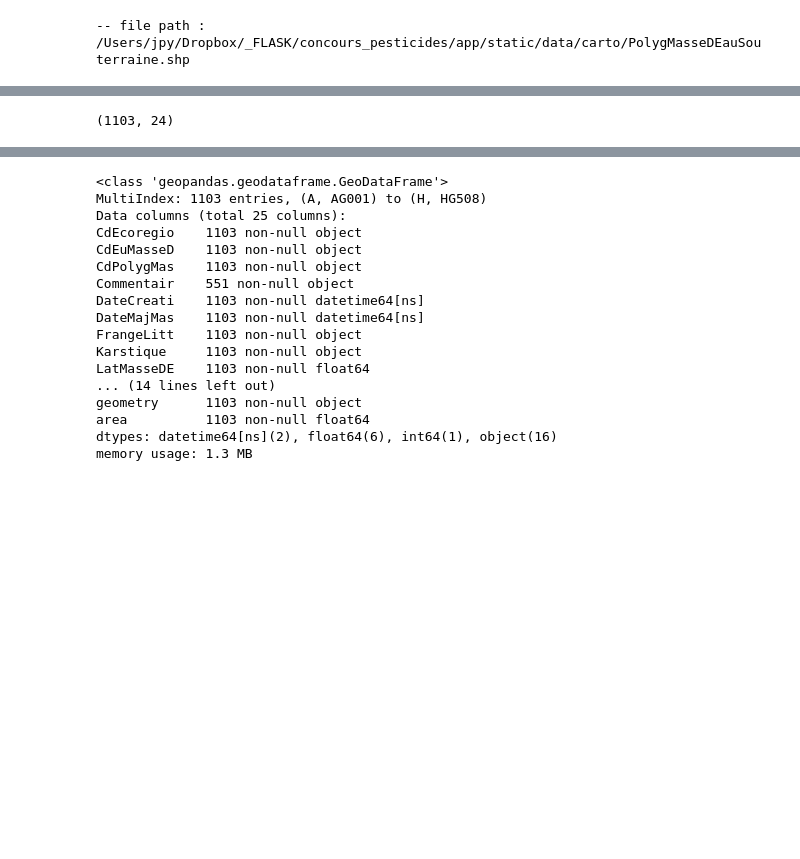
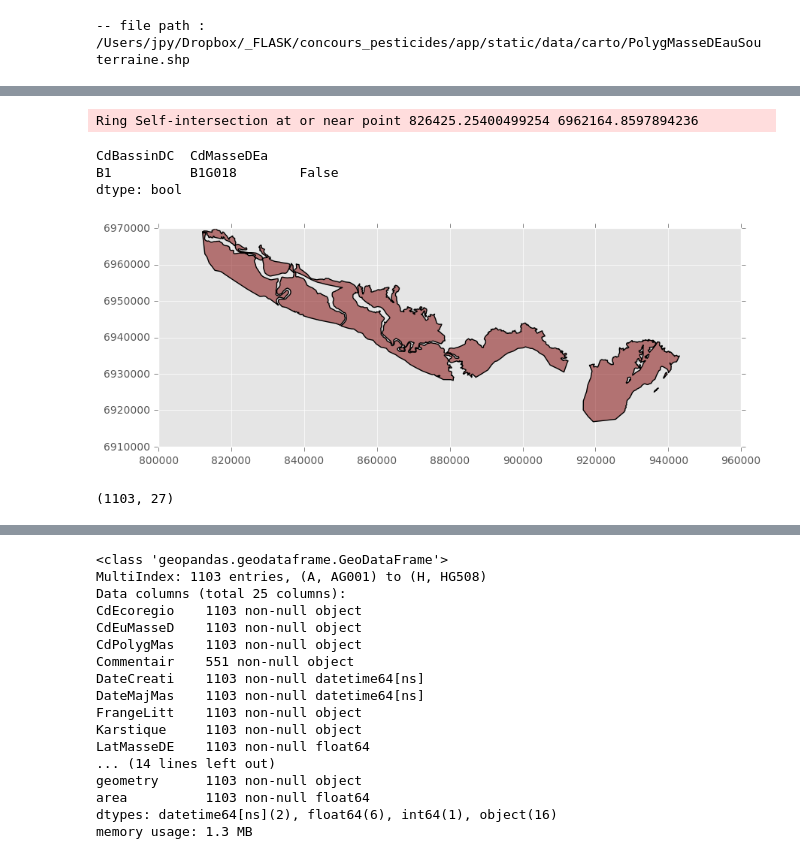
Before and after one commit to JulienParis/hydroviz, a Jupyter notebook: carto_python.ipynb, the cells around one changed output, grey strips where cells are left out. Cells and saved outputs as stored; diff of their text form; code cells hidden in the pictures; blank space fills up the shorter version.

Commit message:
Jupyter / carto : fix unvalid geometries + union_unary script as 1st simplifier

```diff
--- a/carto_python.ipynb
+++ b/carto_python.ipynb
@@ -236,0 +286,18 @@ gdf_waters.sortlevel(inplace=True)
+# %%
+# correct / debug unvalid geometries
+
+def buffer_geom(row):
+
+    geom     = row["geometry"]
+    is_valid = geom.is_valid
+
+    if is_valid == False :
+        print "-- unvalid geom for CdEuMasseD : %s / CdPolygMas : %s " %(row["CdEuMasseD"], row["CdPolygMas"])
+        geom = geom.buffer(0.0)
+    else :
+        pass
+
+    return geom
+
+
+gdf_waters["geometry"] = gdf_waters.apply(buffer_geom, axis=1)
@@ -236,0 +314,4 @@ gdf_waters.sortlevel(inplace=True)
+# %%
+gdf_waters["centroid"] = gdf_waters["geometry"].centroid
+# %%
+gdf_waters["geom_valid"] = gdf_waters["geometry"].is_valid
@@ -237,4 +339,16 @@ gdf_waters.sortlevel(inplace=True)
+# %%
+notvalid_a  = gdf_waters.loc[ idx[:, "B1G018"], :].copy()
+notvalid_b = notvalid_a.loc[ notvalid_a["geom_valid"] == False ]
+notvalid_b.plot()
+#notvalid_b["geometry"] = notvalid_b["geometry"].buffer(0.0)
+print notvalid_b["geometry"].is_valid
+# %% [output]
+Ring Self-intersection at or near point 826425.25400499254 6962164.8597894236
+CdBassinDC  CdMasseDEa
+B1          B1G018        False
+dtype: bool
+[figure, added]
 # %%
 print gdf_waters.shape
 # %% [output]
-(1103, 24)
+(1103, 27)
```
Also changed, not shown: parts of 52 cells of this notebook, 1 other file.
